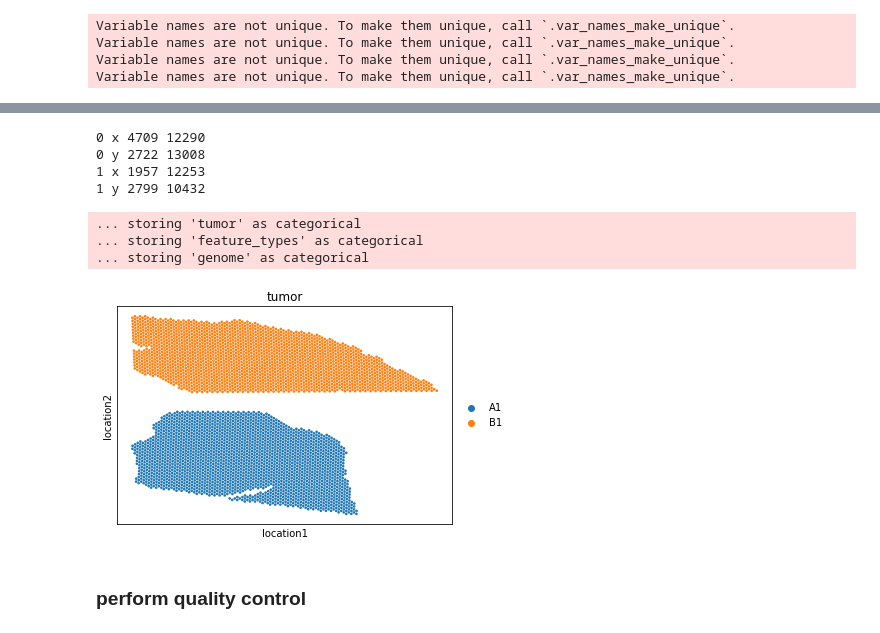
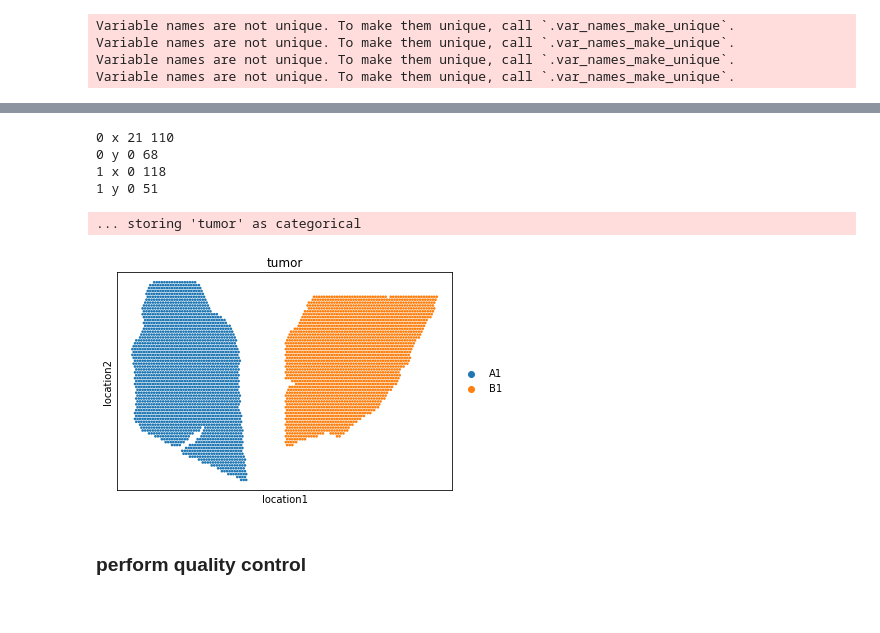
Before and after one commit to romain-lopez/DestVI-reproducibility, a Jupyter notebook: tumor/spatial/step2:spatial-preprocessing.ipynb, the cells around one changed output, grey strips where cells are left out. Drawn from its saved outputs; the diff is of its cells as text; code cells hidden in the pictures.

```diff
--- a/tumor/spatial/step2:spatial-preprocessing.ipynb
+++ b/tumor/spatial/step2:spatial-preprocessing.ipynb
@@ -11,7 +11,7 @@ import anndata
 import matplotlib.pyplot as plt
 %matplotlib inline
 
-save_path = "/home/ubuntu/tumor/spatial/"
+save_path = "/home/ubuntu/destVI-paper-code/tumor/spatial/"
 # %% [markdown]
 ### Load data
 # %%
@@ -33,27 +50,34 @@ coordinates = np.zeros(shape=(adata.n_obs, 2))
 for b in ("0", "1"):
     mask = adata.obs["batch"] == b
     for ax, name in ([0, "x"], [1, "y"]):
-        data = adata[mask].obsm["spatial"][:, ax]
-        normalized_locations = data - data.min() + 1000
+        #data = adata[mask].obsm["spatial"][:, ax]
+        data = adata[mask].obs[["array_col", "array_row"]].values[:, ax]
+        normalized_locations = data - data.min()
+        if b == "0" and name == "x":
+            normalized_locations -= 120
         if b == "0" and name == "y":
+            normalized_locations *= -1
+        if b == "1" and name == "y":
+            normalized_locations += 5
             normalized_locations *= -1
         coordinates[mask, ax] = normalized_locations
         print(b, name, data.min(), data.max())
+
+adata.obsm["location"] = coordinates
 # %% [output]
-0 x 4709 12290
-0 y 2722 13008
-1 x 1957 12253
-1 y 2799 10432
+0 x 21 110
+0 y 0 68
+1 x 0 118
+1 y 0 51
 # %%
 adata.obs["tumor"] = np.array(["A1" if b == "0" else "B1" for b in adata.obs["batch"]])
 adata.obsm["location"] = coordinates
 # %%
-sc.pl.embedding(adata, basis="location", color="tumor")
+ax = sc.pl.embedding(adata, basis="location", color="tumor", show=False)
+#ax.set_aspect(2)
 # %% [output]
 ... storing 'tumor' as categorical
-... storing 'feature_types' as categorical
-... storing 'genome' as categorical
-[figure, old version]
+[figure, new version]
 # %% [markdown]
 ### perform quality control
 # %%
```
Also changed, not shown: parts of 3 cells of this notebook, 40 other files.
